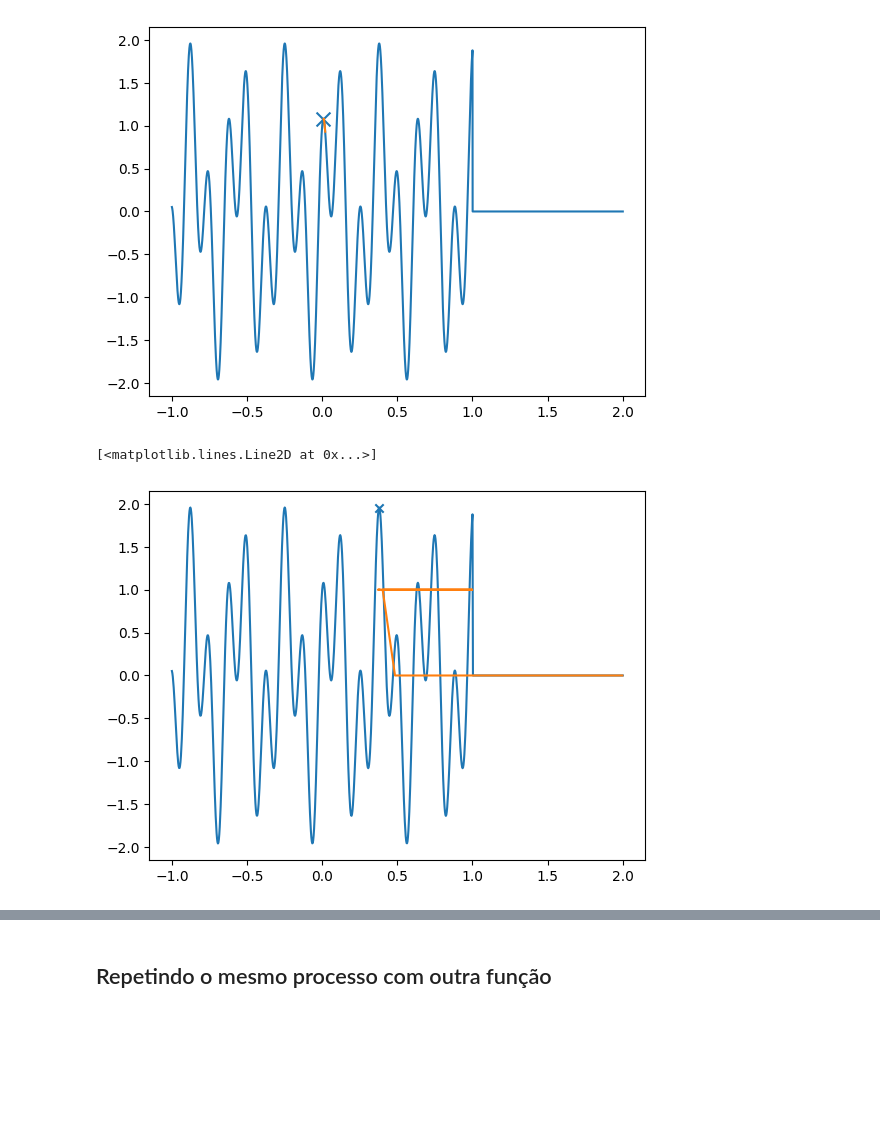
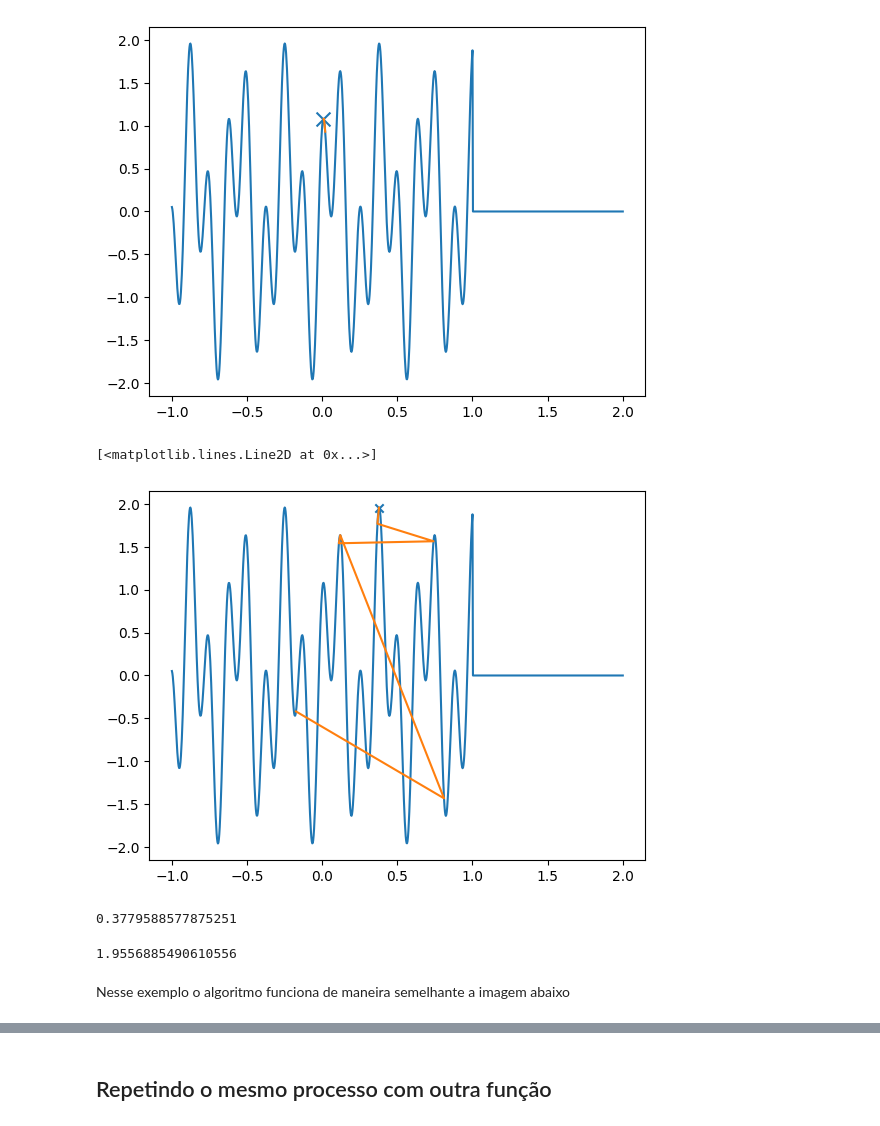
Before and after one commit to RichardeLira/Simulated-Annealing-optimization-algorithms, a Jupyter notebook: Annealing.ipynb, the cells around one changed output, grey strips where cells are left out. Drawn from its saved outputs; the diff is of its cells as text; code cells hidden in the pictures; blank space fills up the shorter version.

Commit message:
Simulated Annealing

```diff
--- a/Annealing.ipynb
+++ b/Annealing.ipynb
@@ -13,5 +68,5 @@ import matplotlib.pyplot as plt
 # %%
-def function(x):
+def function_ex_one(x):
     if x < -1 or x > 1:
         y = 0
     else:
@@ -19,7 +74,7 @@ def function(x):
 
     return y
 
-hv = np.vectorize(function)
+hv_one = np.vectorize(function_ex_one)
 # %% [markdown]
 Analisando o sinal gerado
 # %%
@@ -59,5 +114,5 @@ def simple_greedy_search(func, start=0, N=1000):
 
     return x, history
 # %%
-x0, history = simple_greedy_search(hv, start=0.02, N = 10000)
+x0, history = simple_greedy_search(hv_one, start=0.02, N = 1000)
 # %%
@@ -86,11 +141,22 @@ def simulated_annealing(search_space, func, T, interations):
     return x, history
 # %%
 X = np.linspace(-1 , 2, num=1000)
-x1, history = simulated_annealing(X, function, T=4, interations=1000)
+x1, history = simulated_annealing(X, function_ex_one, T=4, interations=1000)
 
-plt.plot(X, hv(X))
-plt.scatter(x1,hv(x1), marker='x')
-plt.plot(history, hv(history))
+plt.plot(X, hv_one(X))
+plt.scatter(x1,hv_one(x1), marker='x')
+plt.plot(history, hv_one(history))
 # %% [output]
 [<matplotlib.lines.Line2D at 0x...>]
-[figure, old version]
+[figure, new version]
+# %%
+x1
+# %% [output]
+0.3779588577875251
+# %%
+# ANALISANDO RESULTADO
+function_ex_one(x1)
+# %% [output]
+1.9556885490610556
+# %% [markdown]
+Nesse exemplo o algoritmo funciona de maneira semelhante a imagem abaixo
```
Also changed, not shown: parts of 28 cells of this notebook.
